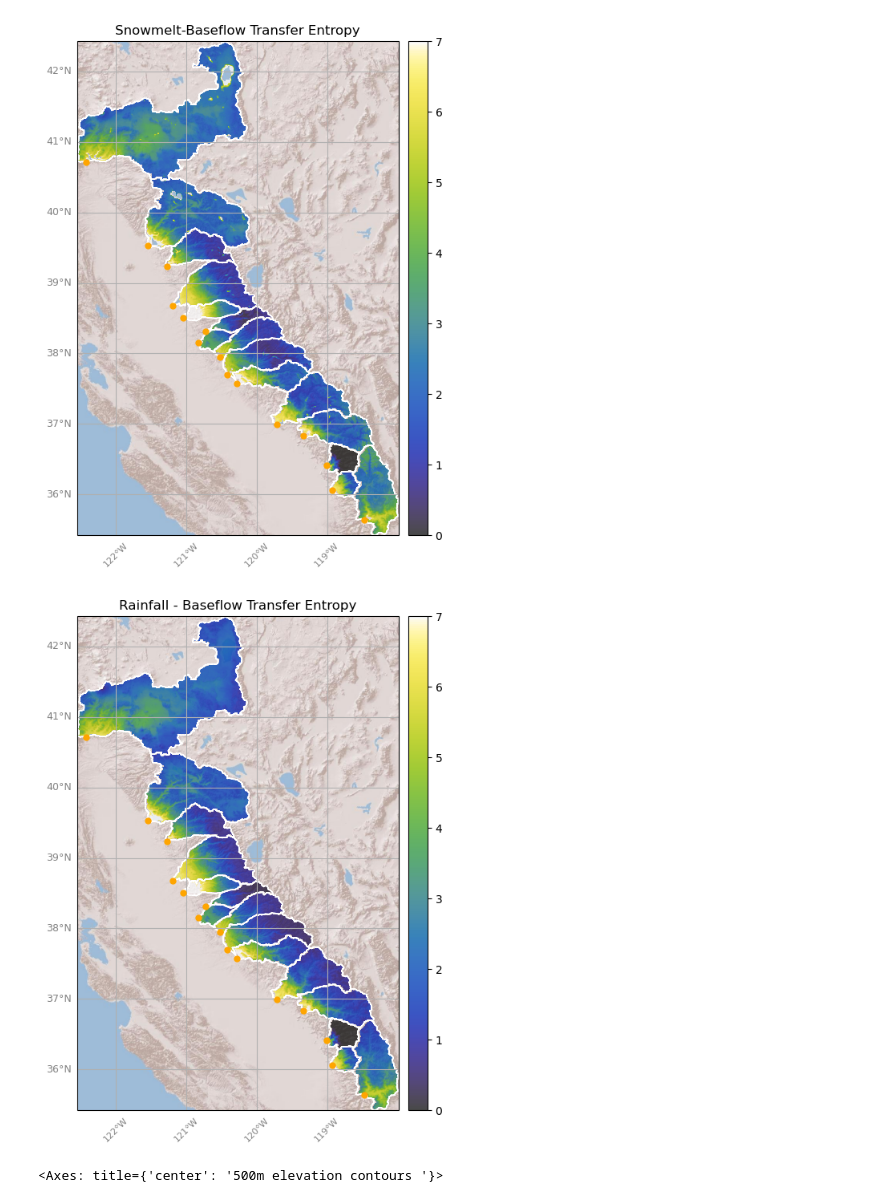
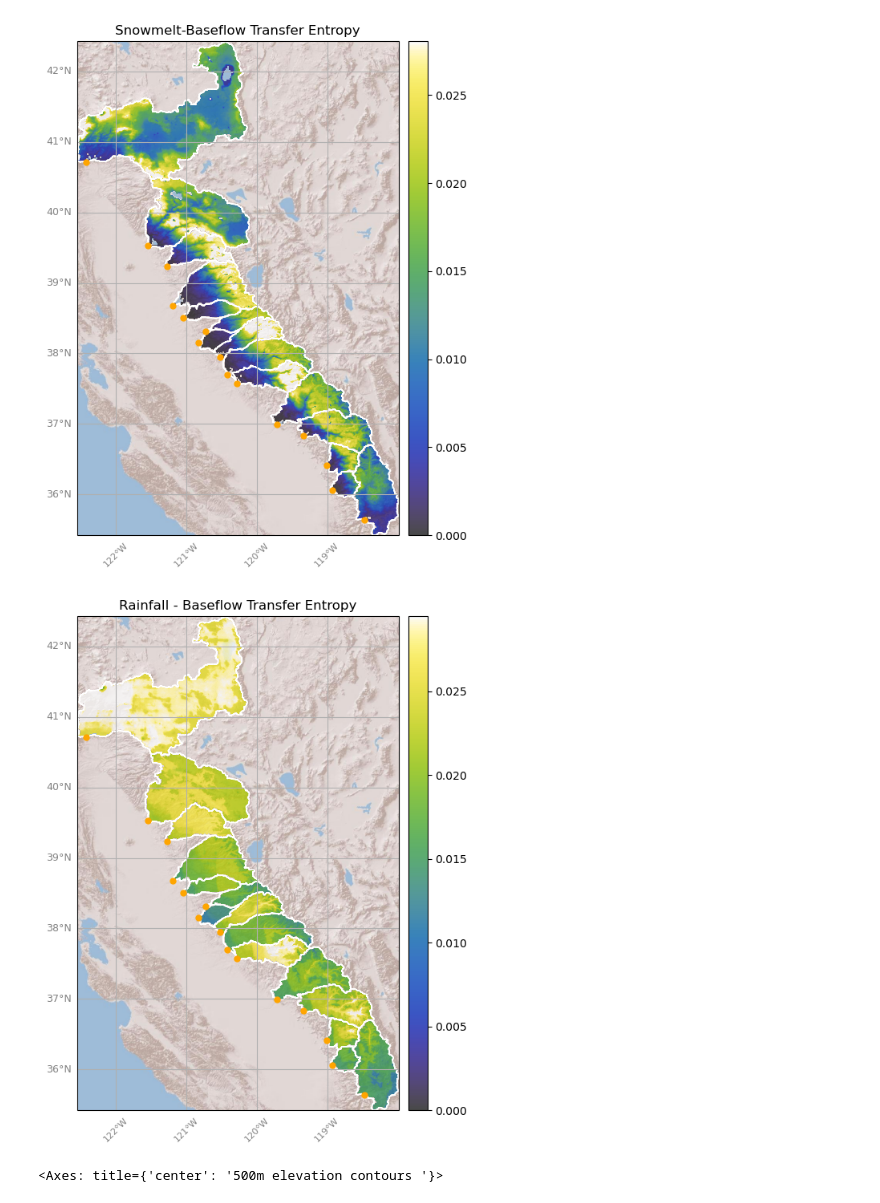
Before and after one commit to kashingtonDC/Baseflow_Source, a Jupyter notebook: code/06_TE_Figs.ipynb, the cells around one changed output. Drawn from its saved outputs; the diff is of its cells as text; code cells hidden in the pictures.

```diff
--- a/code/06_TE_Figs.ipynb
+++ b/code/06_TE_Figs.ipynb
@@ -172,35 +172,35 @@ if not os.path.exists(smlt_merged_fn):
 
 cmap = get_cmap('cet_kbgyw')
 # %%
-src = rio.open("../results/BF_te_final/merged/smlt.tiff")
+src = rio.open("../results/bf_te_final/merged/smlt.tiff")
 arr = src.read(1)
 arr[arr==src.nodata] = np.nan
 
 # SUMs
 
 fig, axes = plt.subplots(nrows=1, ncols=1,figsize = (12,8), subplot_kw={'projection': ccrs.PlateCarree()})
-im = plot_basemaps(arr, "../shape/sierra_catchments.shp", "Snowmelt-Baseflow Transfer Entropy", cmap = cmap, ax = axes, latlabels = True, lonlabels = True, vmax = 7)
+im = plot_basemaps(arr, "../shape/sierra_catchments.shp", "Snowmelt-Baseflow Transfer Entropy", cmap = cmap, ax = axes, latlabels = True, lonlabels = True, vmax = np.nanpercentile(arr,95))
 fig.subplots_adjust(wspace=0.02,hspace =0.00)
 cax = fig.add_axes([axes.get_position().x1+0.01,axes.get_position().y0,0.02,axes.get_position().y1-axes.get_position().y0])
 fig.colorbar(mappable = im, orientation='vertical', cax = cax,ax = axes)
 
 plt.show()
 # %% [output]
-[figure, old version]
+[figure, new version]
 # %%
-src = rio.open("../results/BF_te_final/merged/prcp.tiff")
+src = rio.open("../results/bf_te_final/merged/prcp.tiff")
 arr = src.read(1)
 arr[arr==src.nodata] = np.nan
 
 fig, axes = plt.subplots(nrows=1, ncols=1,figsize = (12,8), subplot_kw={'projection': ccrs.PlateCarree()})
-im = plot_basemaps(arr, "../shape/sierra_catchments.shp", "Rainfall - Baseflow Transfer Entropy", cmap = cmap, ax = axes, latlabels = True, lonlabels = True, vmax = 7)
+im = plot_basemaps(arr, "../shape/sierra_catchments.shp", "Rainfall - Baseflow Transfer Entropy", cmap = cmap, ax = axes, latlabels = True, lonlabels = True, vmax = np.nanpercentile(arr,95))
 fig.subplots_adjust(wspace=0.02,hspace =0.00)
 cax = fig.add_axes([axes.get_position().x1+0.01,axes.get_position().y0,0.02,axes.get_position().y1-axes.get_position().y0])
 fig.colorbar(mappable = im, orientation='vertical', cax = cax,ax = axes)
 
 plt.show()
 # %% [output]
-[figure, old version]
+[figure, new version]
 # %%
 # ELEVATION ANALYSIS
 
```
Also changed, not shown: parts of 9 cells of this notebook, 1 other file.
